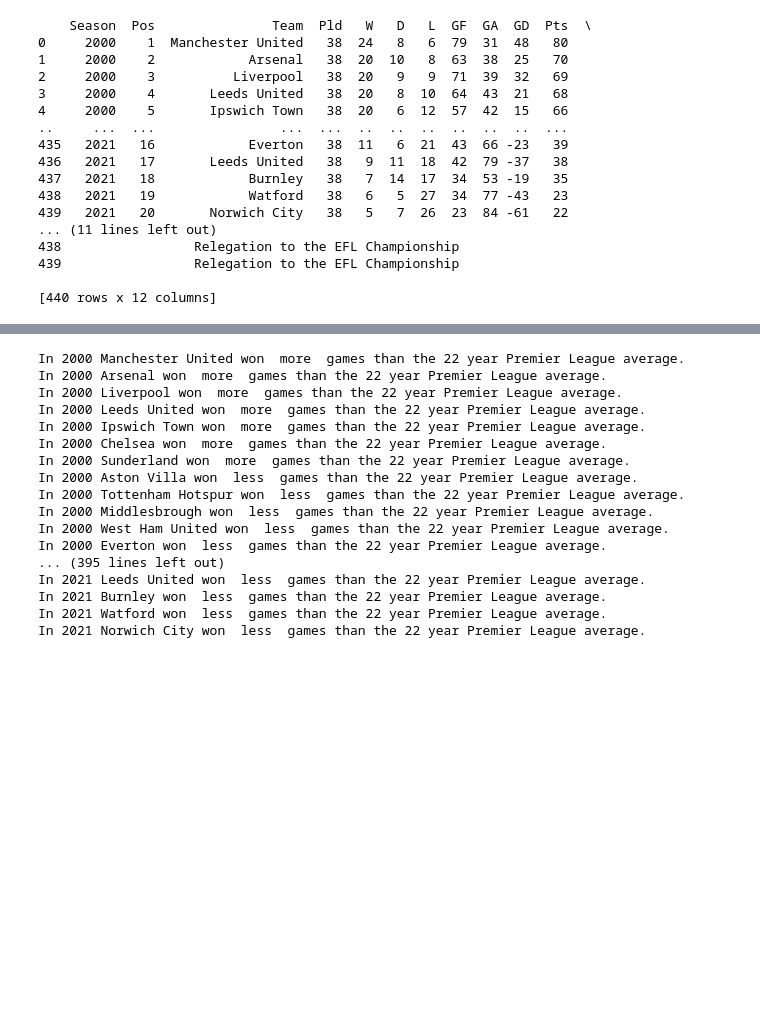
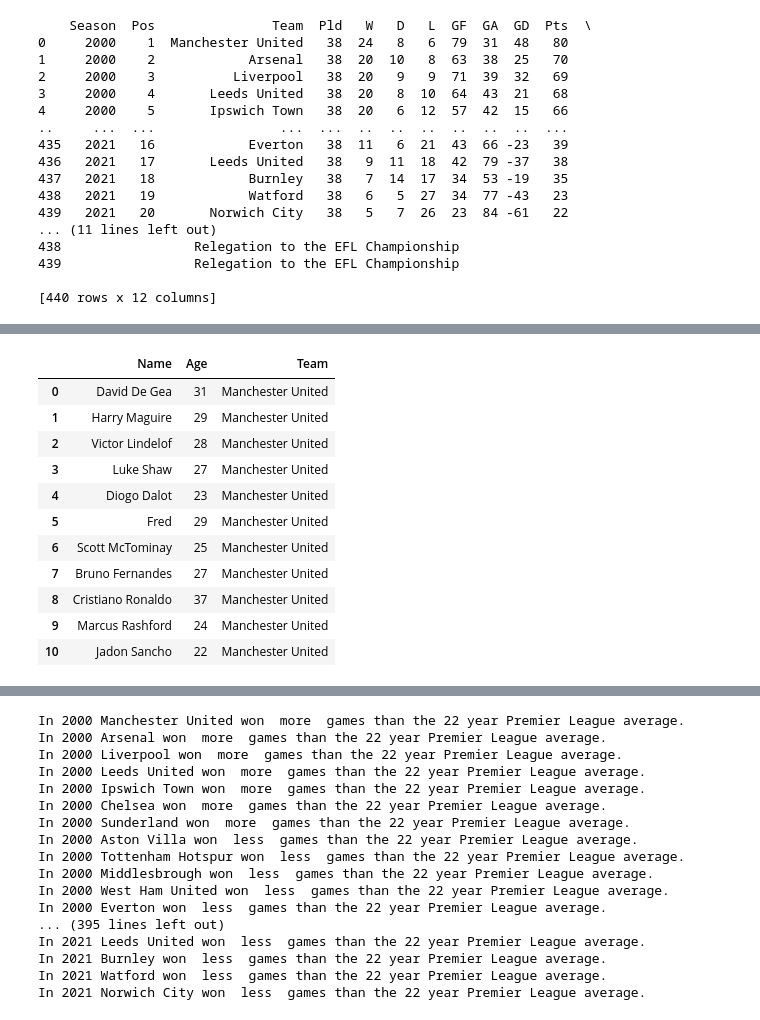
Before and after one commit to conortcahalane/UCDPythonProject, a Jupyter notebook: PremierLeagueAnalysis.ipynb, the cells around one changed output, grey strips where cells are left out. Saved outputs shown, nothing was run; the diff lists cells and outputs as text; code cells hidden in the pictures; blank space fills up the shorter version.

```diff
--- a/PremierLeagueAnalysis.ipynb
+++ b/PremierLeagueAnalysis.ipynb
@@ -362,0 +363,31 @@ PL_Seasons.sort_values(
+# %%
+#Manually creating a dataframe using lists of the Manchester United starting 11 squad.
+
+# initialize data of lists.
+MU_Player_data = {'Name': ['David De Gea', 'Harry Maguire', 'Victor Lindelof', 'Luke Shaw',
+                        'Diogo Dalot', 'Fred', 'Scott McTominay', 'Bruno Fernandes',
+                       'Cristiano Ronaldo', 'Marcus Rashford', 'Jadon Sancho'],
+                'Age': [31, 29, 28, 27,
+                       23, 29, 25, 27,
+                       37, 24, 22],
+                 'Team': ['Manchester United','Manchester United','Manchester United','Manchester United',
+                         'Manchester United','Manchester United','Manchester United','Manchester United',
+                         'Manchester United','Manchester United','Manchester United']}
+# Create DataFrame
+MU_Player = pd.DataFrame(MU_Player_data)
+
+# Print the output.
+MU_Player
+# %% [output]
+|  | Name | Age | Team |
+| 0 | David De Gea | 31 | Manchester United |
+| 1 | Harry Maguire | 29 | Manchester United |
+| 2 | Victor Lindelof | 28 | Manchester United |
+| 3 | Luke Shaw | 27 | Manchester United |
+| 4 | Diogo Dalot | 23 | Manchester United |
+| 5 | Fred | 29 | Manchester United |
+| 6 | Scott McTominay | 25 | Manchester United |
+| 7 | Bruno Fernandes | 27 | Manchester United |
+| 8 | Cristiano Ronaldo | 37 | Manchester United |
+| 9 | Marcus Rashford | 24 | Manchester United |
+| 10 | Jadon Sancho | 22 | Manchester United |
```
Also changed, not shown: parts of 10 cells of this notebook.
